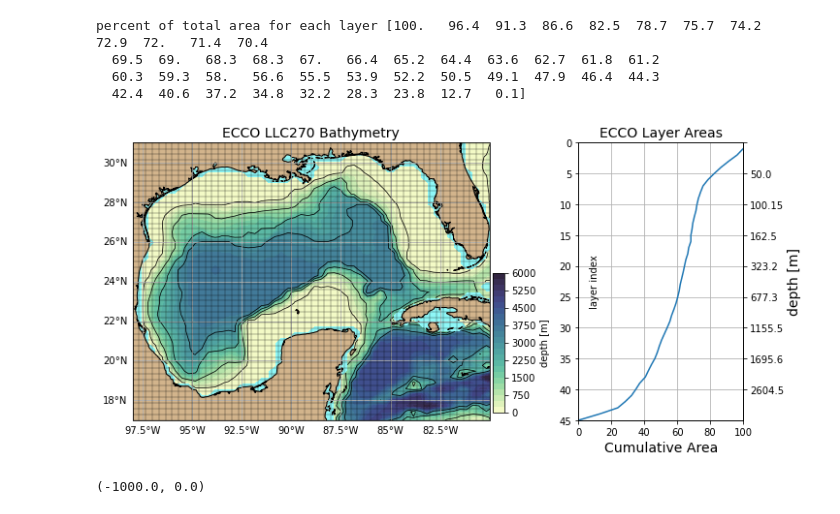
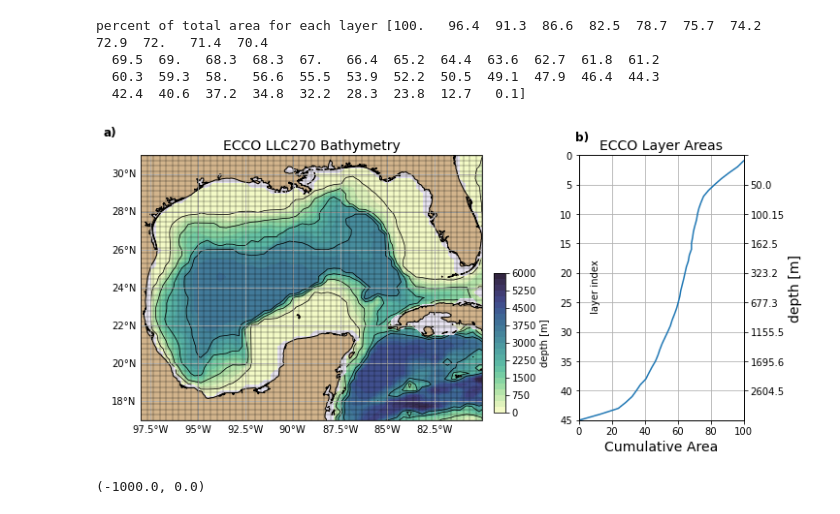
Before and after one commit to jakesteinberg/nasa_ostst, a Jupyter notebook: landerer.ipynb, the cells around one changed output. Saved outputs shown, nothing was run; the diff lists cells and outputs as text; code cells hidden in the pictures.

```diff
--- a/landerer.ipynb
+++ b/landerer.ipynb
@@ -377,8 +421,6 @@ percent of total area for each layer [100.   96.4  91.3  86.6  82.5  78.7  75.7
 # %%
 # f, ax = plt.subplots(1,1,figsize=(5,7))
 # f, ax = plt.subplots(1,1,figsize=(9,7), subplot_kw={'projection':ccrs.PlateCarree(central_longitude=0)}); clim = [-0.02, 0.02];
-import cmocean as cmo
-
 fig = plt.figure(tight_layout=True,figsize=(11,5))
 gs = gridspec.GridSpec(1, 4)
 ax = fig.add_subplot(gs[0, 0:3], projection = ccrs.PlateCarree(central_longitude=0))
@@ -388,36 +430,39 @@ colMap = cmo.cm.deep;
 colMap.set_over(color=colMap(1));
 Kc = ax.contourf(lons,lats,dep.isel(tile=tile_num), levels=np.arange(0,6250,250), vmin=0, vmax=6250, cmap=colMap, transform=ccrs.PlateCarree()); # levels=np.arange(0,4750,250),
 ax.plot(ecco_monthly_ds.XG.isel(tile=tile_num), ecco_monthly_ds.YG.isel(tile=tile_num),'k-', linewidth=0.3, transform=ccrs.PlateCarree())
 ax.plot(ecco_monthly_ds.XG.isel(tile=tile_num).T, ecco_monthly_ds.YG.isel(tile=tile_num).T,'k-', linewidth=0.3, transform=ccrs.PlateCarree())
 ax.contour(lons, lats, dep.isel(tile=tile_num), [150], linewidths=0.75, colors='k', transform=ccrs.PlateCarree())
 ax.contour(lons, lats, dep.isel(tile=tile_num), [1000], linewidths=0.75, colors='k', transform=ccrs.PlateCarree())
 ax.contour(lons, lats, dep.isel(tile=tile_num), [2000], linewidths=0.75, colors='k', transform=ccrs.PlateCarree())
 ax.contour(lons, lats, dep.isel(tile=tile_num), [3000], linewidths=0.75, colors='k', transform=ccrs.PlateCarree())
 ax.add_feature(cartopy.feature.LAND, color='#D2B48C',zorder=1); ax.coastlines()
 gl = ax.gridlines(draw_labels=True); gl.xlabels_top = False; gl.ylabels_right = False;
-ax.set_facecolor('#8EF7F7'); ax.set_xlim([lon_w, lon_e]); ax.set_ylim([lat_s, lat_n])
+ax.set_facecolor('#e8e4f2'); # ax.set_facecolor('#8EF7F7');
+ax.set_xlim([lon_w, lon_e]); ax.set_ylim([lat_s, lat_n])
 cbpos = [0.585, 0.15, 0.015, 0.4]; cax = fig.add_axes(cbpos);
 cb = f.colorbar(Kc, cax=cax, orientation='vertical', label='depth [m]')
 ax.set_title('ECCO LLC270 Bathymetry', fontsize=14)
 
 ax2.plot(np.round(100*(AAi.data/gulf_area),1),np.arange(1,len(AAi)+1))
 ax2.grid();
 ax2.text(7,26.5,'layer index',fontsize=10,rotation=90);
 ax2.set_xlabel('Cumulative Area',fontsize=14);
 ax2.set_ylim([0,45]); ax2.invert_yaxis();
 ax3 = ax2.twinx()
 # ax2.plot(np.round(100*(AAi.data/gulf_area),1),imast)
 ax3.set_yticks(np.arange(0,1,1/9))
 ax3.set_yticklabels(['',str(imast[4]),str(imast[9]),str(np.round(imast[14],1)),str(np.round(imast[19],1)),\
                      str(np.round(imast[24],1)),\
                     str(np.round(imast[29],1)),str(np.round(imast[34],1)),str(np.round(imast[39],1))])
 ax3.invert_yaxis(); ax3.set_ylabel('depth [m]',fontsize=14)
 ax2.set_title('ECCO Layer Areas',fontsize=14)
 ax2.set_xlim([0,100])
-ax.grid()
+ax.text(lon_w-2,lat_n+1,'a)',fontsize=12,fontweight='bold')
+ax2.text(-2.5,-2.5,'b)',fontsize=12,fontweight='bold')
+# ax.grid()
 fig.savefig('/Users/jakesteinberg/Documents/NASA_OSTST/manuscript/figures/ecco_bathy.jpg', dpi=250)
 # %% [output]
-[figure, old version]
+[figure, new version]
 # %%
 rho_ECCO_0 = ds_den_r*gulf_mask
 rho_ECCO_1 = ds_den_r.mean(dim=['j','i'])
```
Also changed, not shown: parts of 6 cells of this notebook, 2 other files.
